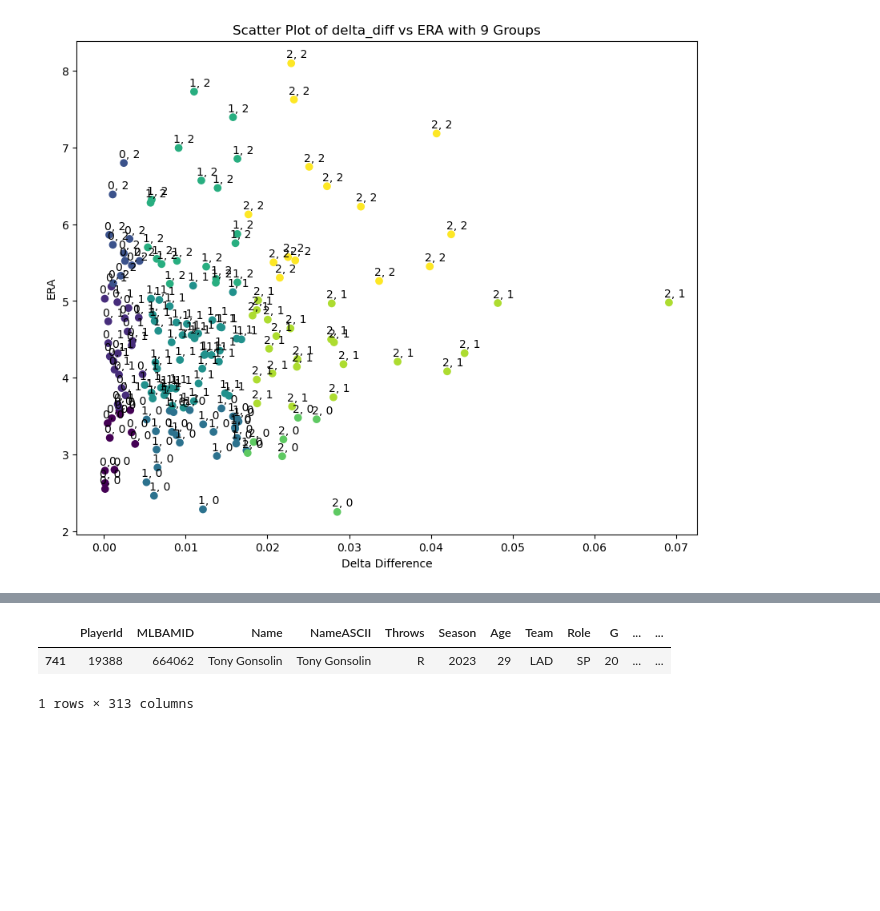
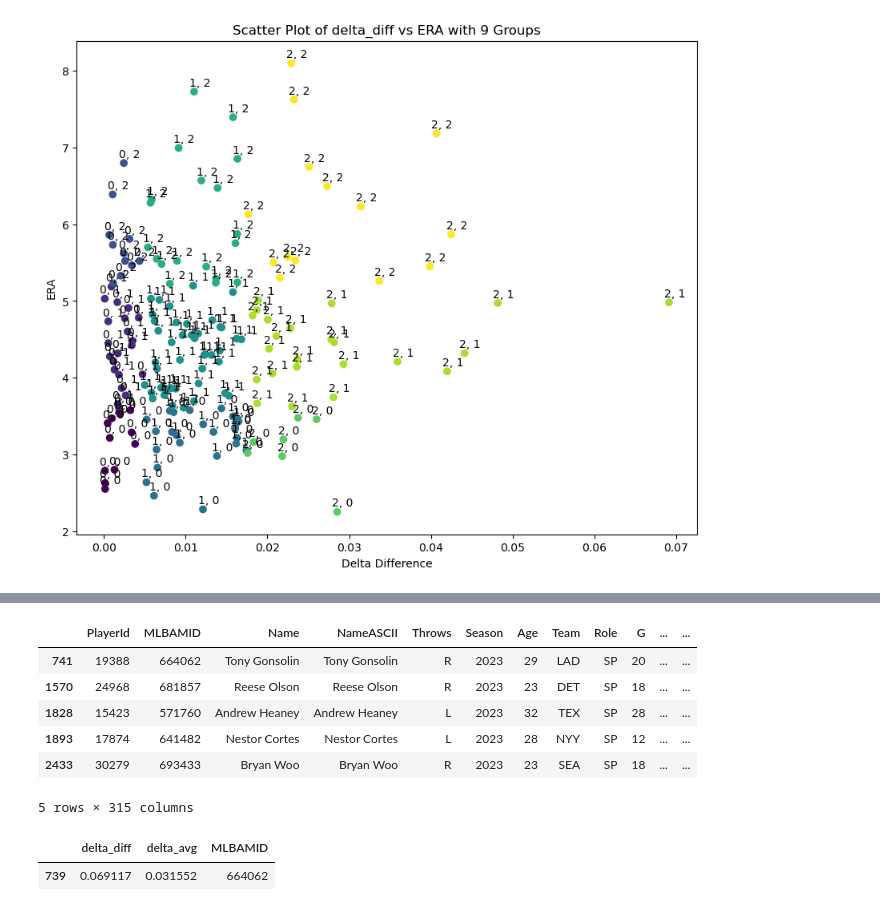
Before and after one commit to RudimentaryChef/RedsHackathon, a Jupyter notebook: pitcher-cluster.ipynb, the cells around one changed output, grey strips where cells are left out. Cells and saved outputs as stored; diff of their text form; code cells hidden in the pictures; blank space fills up the shorter version.

```diff
--- a/pitcher-cluster.ipynb
+++ b/pitcher-cluster.ipynb
@@ -379,7 +465,16 @@ See the caveats in the documentation: https://pandas.pydata.org/pandas-docs/stab
 # %%
-rightOutlier = starter_data[(starter_data['ERA'] < 5) & (starter_data['delta_diff'] > 0.325)]
+rightOutlier = starter_data[(starter_data['ERA'] < 5) & (starter_data['delta_diff'] > 0.0325)]
 rightOutlier
 # %% [output]
 |  | PlayerId | MLBAMID | Name | NameASCII | Throws | Season | Age | Team | Role | G | ... | ... |
 | 741 | 19388 | 664062 | Tony Gonsolin | Tony Gonsolin | R | 2023 | 29 | LAD | SP | 20 | ... | ... |
+| 1570 | 24968 | 681857 | Reese Olson | Reese Olson | R | 2023 | 23 | DET | SP | 18 | ... | ... |
+| 1828 | 15423 | 571760 | Andrew Heaney | Andrew Heaney | L | 2023 | 32 | TEX | SP | 28 | ... | ... |
+| 1893 | 17874 | 641482 | Nestor Cortes | Nestor Cortes | L | 2023 | 28 | NYY | SP | 12 | ... | ... |
+| 2433 | 30279 | 693433 | Bryan Woo | Bryan Woo | R | 2023 | 23 | SEA | SP | 18 | ... | ... |
-1 rows × 313 columns
+5 rows × 315 columns
+# %%
+pitcher_delta_df[pitcher_delta_df['MLBAMID'] == 664062]
+# %% [output]
+|  | delta_diff | delta_avg | MLBAMID |
+| 739 | 0.069117 | 0.031552 | 664062 |
```
Also changed, not shown: parts of 3 cells of this notebook.
